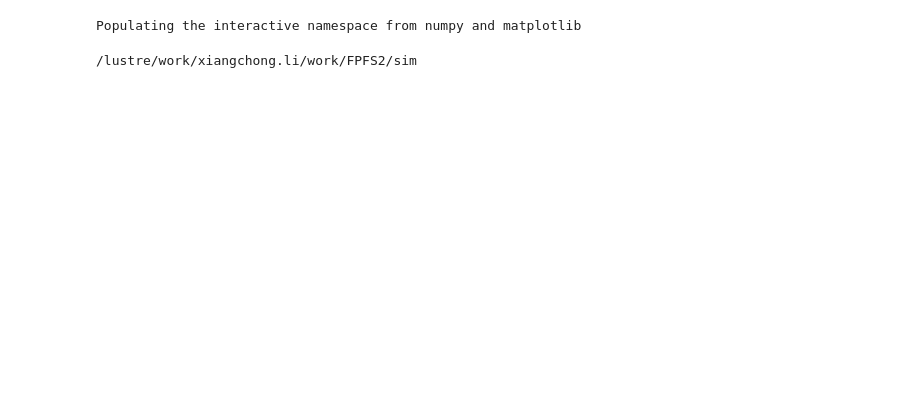
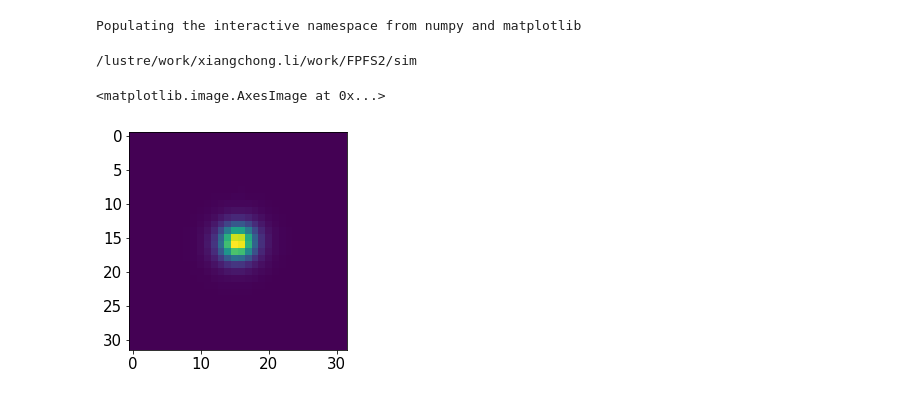
Before and after one commit to mr-superonion/FPFS, a Jupyter notebook: notebook/paper-FPFS2021/1_3-noiseBias_smallGals.ipynb, the cells around one changed output. Drawn from its saved outputs; the diff is of its cells as text; code cells hidden in the pictures; blank space fills up the shorter version.

```diff
--- a/notebook/paper-FPFS2021/1_3-noiseBias_smallGals.ipynb
+++ b/notebook/paper-FPFS2021/1_3-noiseBias_smallGals.ipynb
@@ -19,3 +19,16 @@ cd wrkDir/FPFS2/sim
 pltDir='plot/smallcat/'
 if not os.path.isdir(pltDir):
     os.mkdir(pltDir)
+# %%
+ngrid       =  64
+rcut         =   16
+beg         =   ngrid//2-rcut
+end         =   beg+2*rcut
+img=pyfits.getdata('small0_psf60/image-0-g1-0000.fits')[beg:end,beg:end]
+noiAll    =   pyfits.getdata('noise/noi0000.fits')
+noiList   =   np.stack([noiAll[i*ngrid+beg:i*ngrid+end,j*ngrid+beg:j*ngrid+end] for i in range(100) for j in range(100)])
+# %%
+plt.imshow(img)
+# %% [output]
+<matplotlib.image.AxesImage at 0x...>
+[figure, added]
```
Also changed, not shown: parts of 22 cells of this notebook, 3 other files.
